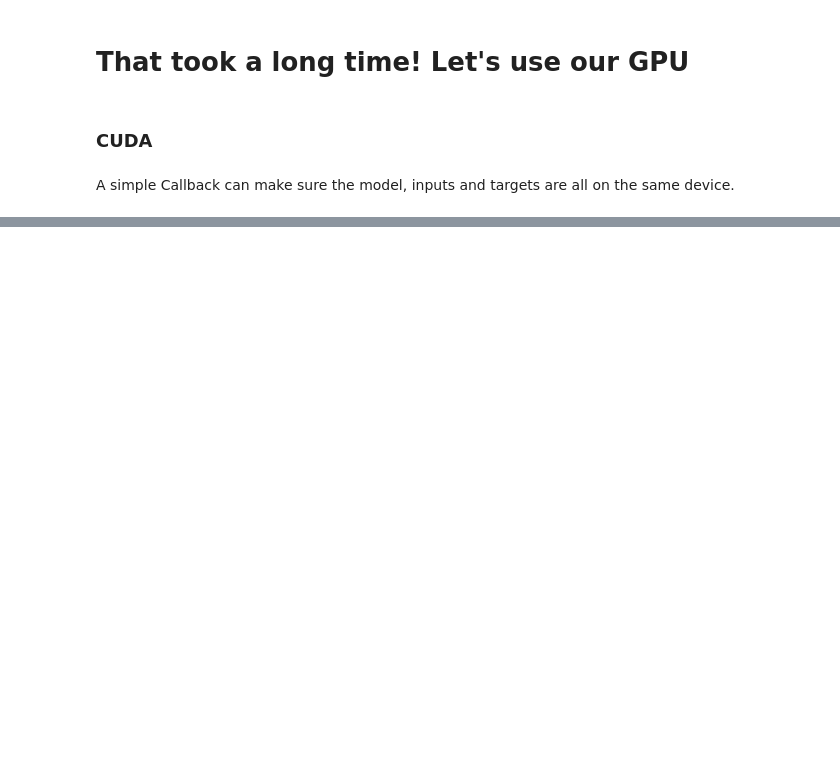
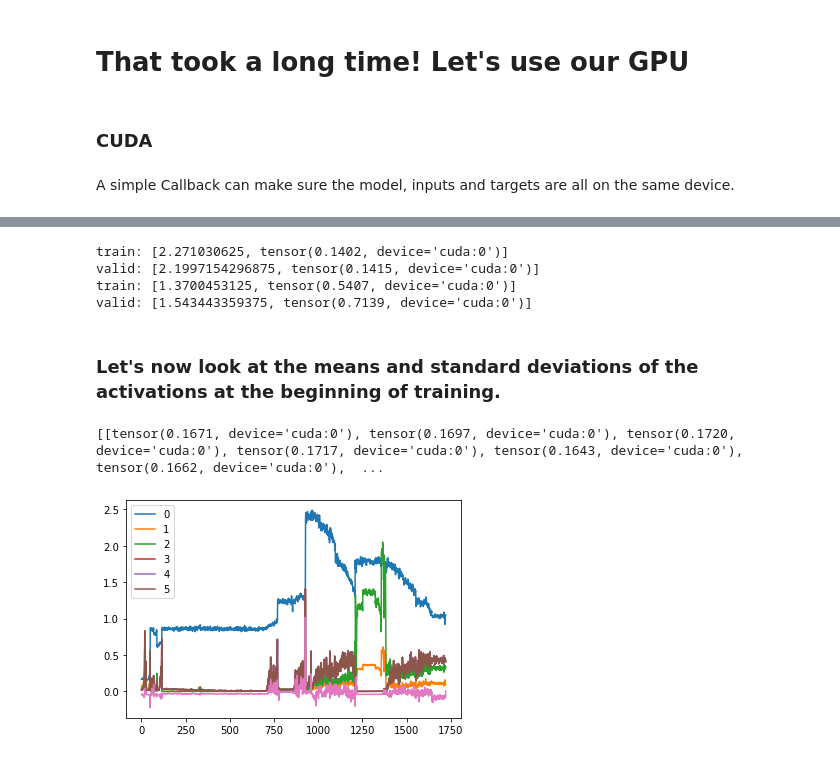
Before and after one commit to briannaflynn/DL-PyTorch-Notes, a Jupyter notebook: How-to-train-your-model.ipynb, the cells around one changed output, grey strips where cells are left out. Saved outputs shown, nothing was run; the diff lists cells and outputs as text; code cells hidden in the pictures; blank space fills up the shorter version.

Commit message:
Convolutions continued, using CUDA for training

```diff
--- a/How-to-train-your-model.ipynb
+++ b/How-to-train-your-model.ipynb
@@ -1549,0 +1644,18 @@ A simple Callback can make sure the model, inputs and targets are all on the sam
+# %%
+# With AdaptiveAvgPool - model can now work with any size input
+
+nfs = [8,16,32,32]
+# number of filters I have per layer
+# %%
+def get_cnn_layers(data, nfs):
+    nfs = [1] + nfs
+    return [ # first few layers are for each one of the filters
+        # conv2d from one filter to the next one
+        conv2d(nfs[i], nfs[i+1], 5 if i==0 else 3) # kernel size - it's a five for the first layer and 3 for the next layers
+        for i in range(len(nfs)-1)
+
+# why does the kernel size change?
+# see markdown below
+    ] + [nn.AdaptiveAvgPool2d(1), Lambda(flatten), nn.Linear(nfs[-1], data.c)]
+# last layers - average pooling, flattening, and linear layer
+def get_cnn_model(data, nfs): return nn.Sequential(*get_cnn_layers(data, nfs))
@@ -1549,0 +1714,18 @@ A simple Callback can make sure the model, inputs and targets are all on the sam
+# %%
+class SequentialModel(nn.Module):
+    def __init__(self, *layers):
+        super().__init__()
+        self.layers = nn.ModuleList(layers)
+        self.act_means = [[] for _ in layers]
+        self.act_stds = [[] for _ in layers]
+
+    def __call__(self, x):
+        for i, l in enumerate(self.layers):
+            x = l(x)
+            self.act_means[i].append(x.data.mean())
+            self.act_stds[i].append(x.data.std())
+        return x
+    # same as before, except has an act means and act standard deviations compontent in __call__
+    def __iter__(self): return iter(self.layers)
+# %%
+model = SequentialModel(*get_cnn_layers(data, nfs)) # nfs = number of filters
@@ -1549,0 +1734,18 @@ A simple Callback can make sure the model, inputs and targets are all on the sam
+# %%
+run.fit(2, learn)
+# %% [output]
+train: [2.271030625, tensor(0.1402, device='cuda:0')]
+valid: [2.1997154296875, tensor(0.1415, device='cuda:0')]
+train: [1.3700453125, tensor(0.5407, device='cuda:0')]
+valid: [1.543443359375, tensor(0.7139, device='cuda:0')]
+# %% [markdown]
+### Let's now look at the means and standard deviations of the activations at the beginning of training.
+# %%
+print(model.act_means)
+# %% [output]
+[[tensor(0.1671, device='cuda:0'), tensor(0.1697, device='cuda:0'), tensor(0.1720, device='cuda:0'), tensor(0.1717, device='cuda:0'), tensor(0.1643, device='cuda:0'), tensor(0.1662, device='cuda:0'),  ...
+# %%
+for l in model.act_means: plt.plot(l)
+plt.legend(range(6));
+# %% [output]
+[figure, added]
```
Also changed, not shown: parts of 33 cells of this notebook.
